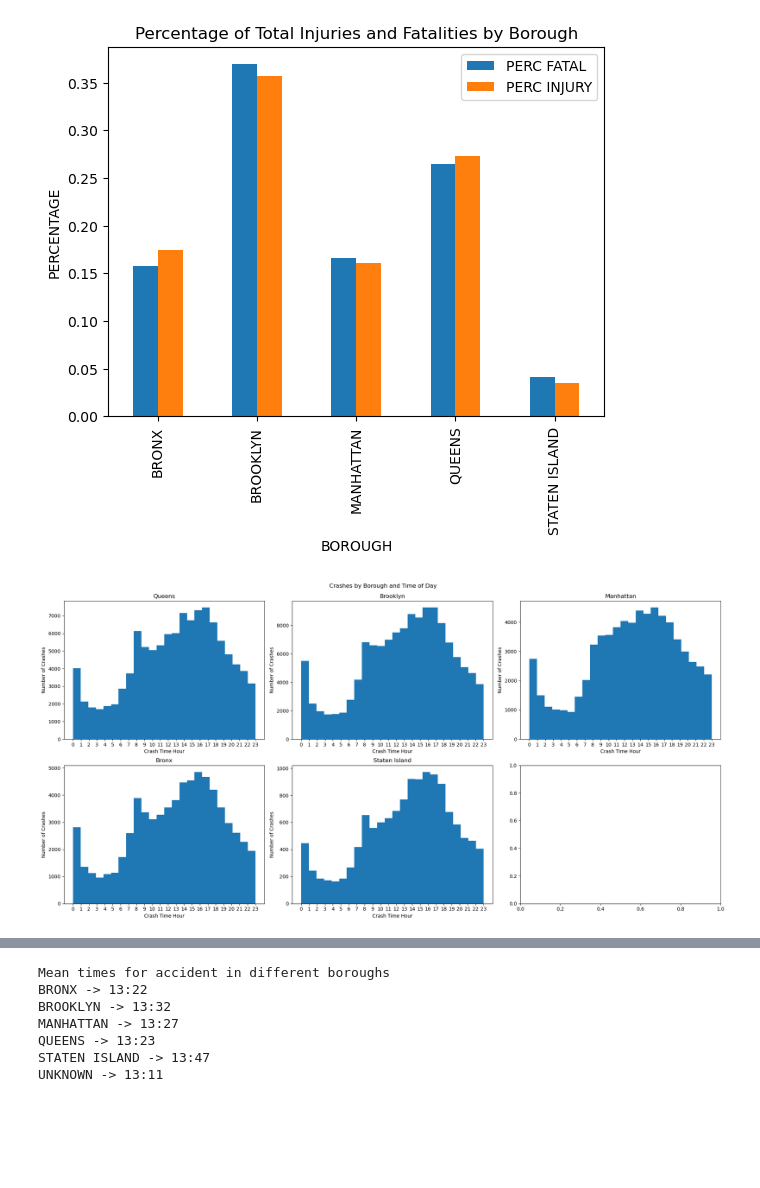
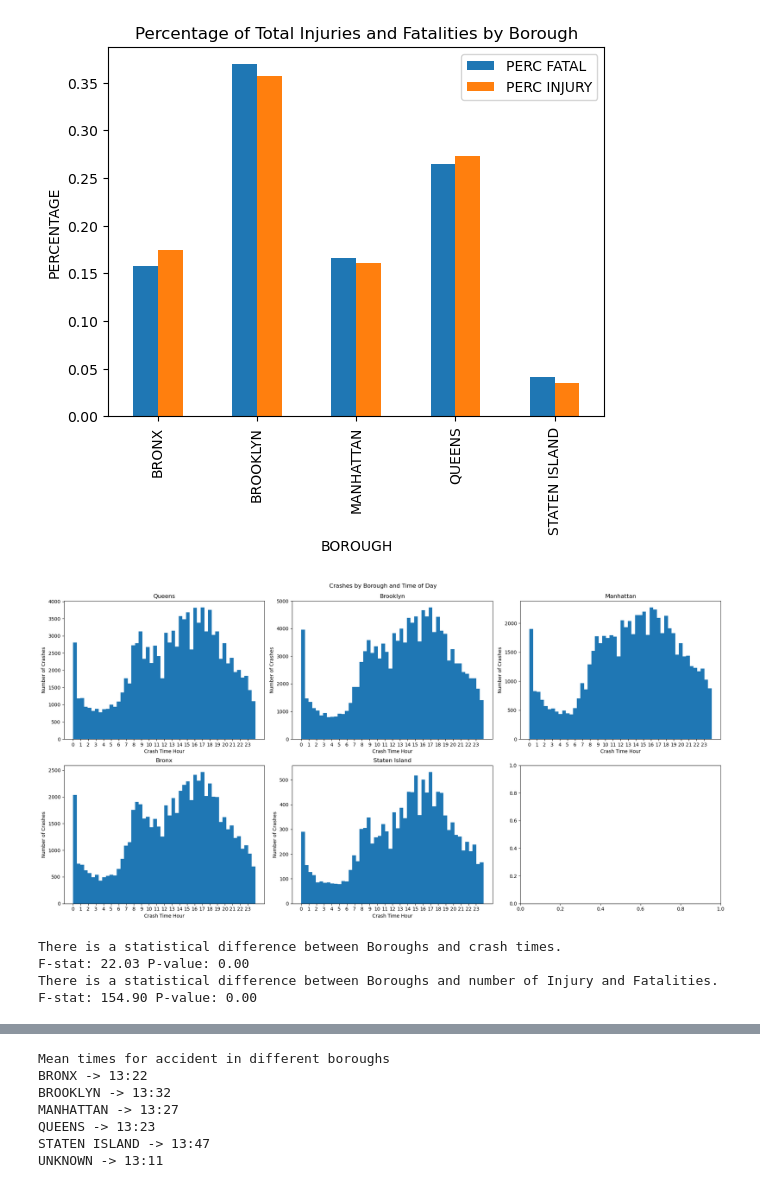
Before and after one commit to NedKost/MS-AAI-500-Team-Project, a Jupyter notebook: NYC Traffic Collision Analysis and Modeling.ipynb, the cells around one changed output, grey strips where cells are left out. Cells and saved outputs as stored; diff of their text form; code cells hidden in the pictures; blank space fills up the shorter version.

Commit message:
Added ANOVA Test and Injury/Fatality Rates
Added ANOVA Test for Boroughs and Injury/Fatality Rates

```diff
--- a/NYC Traffic Collision Analysis and Modeling.ipynb
+++ b/NYC Traffic Collision Analysis and Modeling.ipynb
@@ -103,14 +104,15 @@ mvc_df['DAY OF WEEK'] = mvc_df['CRASH DATE'].dt.day_of_week
 mvc_df["CRASH TIME"] = pd.to_datetime(mvc_df["CRASH TIME"])
 mvc_df["CRASH TIME"] = pd.to_datetime(mvc_df["CRASH TIME"], format="%H:%M:%S").apply(pd.Timestamp)
 mvc_df['CRASH MONTH'] = mvc_df['CRASH DATE'].dt.month
+mvc_df['CRASH HOUR CONT'] = pd.to_datetime(mvc_df['CRASH TIME']).dt.hour + (pd.to_datetime(mvc_df['CRASH TIME']).dt.minute / 60)
 
 # Create new Column for number of cars involved in crash
 mvc_df['CARS INVOLVED'] = mvc_df.apply(lambda x: num_vehicles_invovled(x), axis=1)
 
-# Add Columns representing if a collission resulted in Injury or Fatality
+# Add Columns representing if a collission resulted in Injury or Fatality, and sum of Injuries and Fatalities
 mvc_df['HAS INJURY'] = mvc_df['NUMBER OF PERSONS INJURED'].apply(lambda x: 1 if (x > 0) else 0)
 mvc_df['HAS FATALITY'] = mvc_df['NUMBER OF PERSONS KILLED'].apply(lambda x: 1 if (x > 0) else 0)
-
+mvc_df['INJURY AND FATALITY'] = mvc_df['NUMBER OF PERSONS INJURED'] + mvc_df['NUMBER OF PERSONS KILLED']
 
 ##  TODO  --  DROP CRASH DATE?
 # Drop Columns not used for this analysis, and create a cleaned DF to perform analysis
@@ -368,46 +389,59 @@ plt.show()
 fig, axs = plt.subplots(2, 3, figsize=(20, 10))
 
 # Plot Crashes per Hour in Queens
-axs[0][0].hist(MVC_Queens["CRASH HOUR"], bins=24)
+axs[0][0].hist(MVC_Queens["CRASH HOUR CONT"], bins=50)
 axs[0][0].set_xticks(np.arange(0, 24))
 axs[0][0].set_xlabel("Crash Time Hour")
 axs[0][0].set_ylabel("Number of Crashes")
 axs[0][0].set_title("Queens")
 
 # Plot Crashes per Hour in Brooklyn
-axs[0][1].hist(MVC_Brooklyn["CRASH HOUR"], bins=24)
+axs[0][1].hist(MVC_Brooklyn["CRASH HOUR CONT"], bins=50)
 axs[0][1].set_xticks(np.arange(0, 24))
 axs[0][1].set_xlabel("Crash Time Hour")
 axs[0][1].set_ylabel("Number of Crashes")
 axs[0][1].set_title("Brooklyn")
 
 # Plot Crashes per Hour in Manhattan
-axs[0][2].hist(MVC_Manhattan["CRASH HOUR"], bins=24)
+axs[0][2].hist(MVC_Manhattan["CRASH HOUR CONT"], bins=50)
 axs[0][2].set_xticks(np.arange(0, 24))
 axs[0][2].set_xlabel("Crash Time Hour")
 axs[0][2].set_ylabel("Number of Crashes")
 axs[0][2].set_title("Manhattan")
 
 # Plot Crashes per Hour in Bronx
-axs[1][0].hist(MVC_Bronx["CRASH HOUR"], bins=24)
+axs[1][0].hist(MVC_Bronx["CRASH HOUR CONT"], bins=50)
 axs[1][0].set_xticks(np.arange(0, 24))
 axs[1][0].set_xlabel("Crash Time Hour")
 axs[1][0].set_ylabel("Number of Crashes")
 axs[1][0].set_title("Bronx")
 
 # Plot Crashes per Hour in StatenIsland
-axs[1][1].hist(MVC_StatenIsland["CRASH HOUR"], bins=24)
+axs[1][1].hist(MVC_StatenIsland["CRASH HOUR CONT"], bins=50)
 axs[1][1].set_xticks(np.arange(0, 24))
 axs[1][1].set_xlabel("Crash Time Hour")
 axs[1][1].set_ylabel("Number of Crashes")
 axs[1][1].set_title("Staten Island")
 
 # Pretty up the graphs
 fig.tight_layout()
 fig.supylabel('')
 fig.supxlabel('')
 fig.suptitle('Crashes by Borough and Time of Day')
 fig.subplots_adjust(top=.93)
 plt.show()
 # %% [output]
-[figure, old version]
+[figure, new version]
+# %%
+f_stat, p_value = stats.f_oneway(MVC_StatenIsland["CRASH HOUR CONT"], MVC_Bronx["CRASH HOUR CONT"], MVC_Manhattan["CRASH HOUR CONT"], MVC_Brooklyn["CRASH HOUR CONT"], MVC_Queens["CRASH HOUR CONT"])
+print('There is a statistical difference between Boroughs and crash times.')
+print('F-stat: %.2f' % f_stat, 'P-value: %.2f ' % p_value)
+
+f_stat, p_value = stats.f_oneway(MVC_StatenIsland["INJURY AND FATALITY"], MVC_Bronx["INJURY AND FATALITY"], MVC_Manhattan["INJURY AND FATALITY"], MVC_Brooklyn["INJURY AND FATALITY"], MVC_Queens["INJURY AND FATALITY"])
+print('There is a statistical difference between Boroughs and number of Injury and Fatalities.')
+print('F-stat: %.2f' % f_stat, 'P-value: %.2f ' % p_value)
+# %% [output]
+There is a statistical difference between Boroughs and crash times.
+F-stat: 22.03 P-value: 0.00
+There is a statistical difference between Boroughs and number of Injury and Fatalities.
+F-stat: 154.90 P-value: 0.00
```
Also changed, not shown: parts of 36 cells of this notebook.
